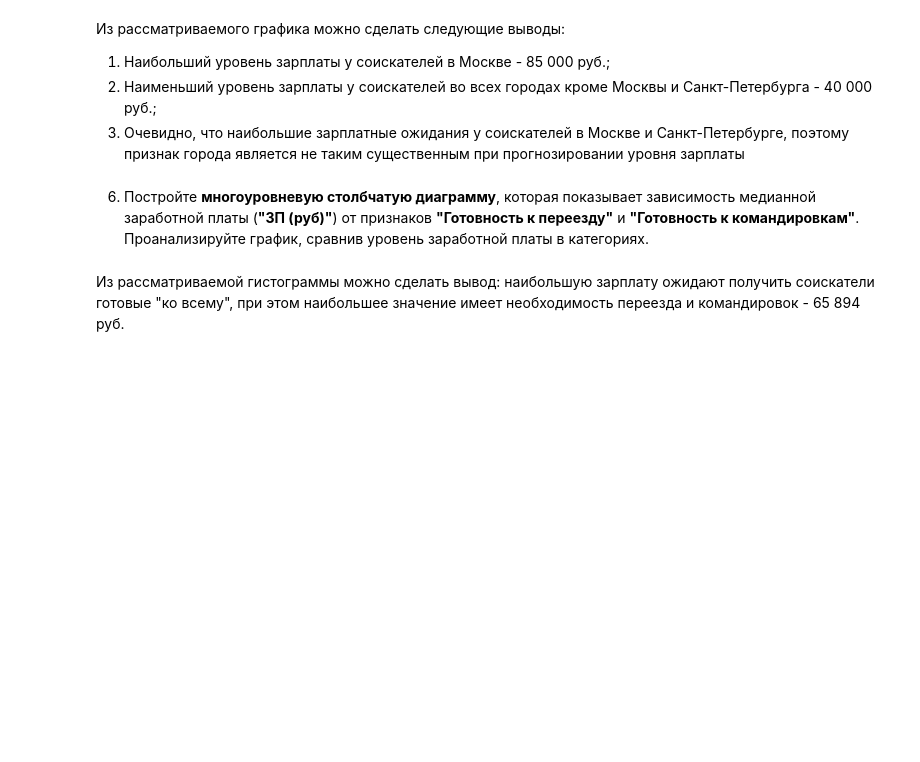
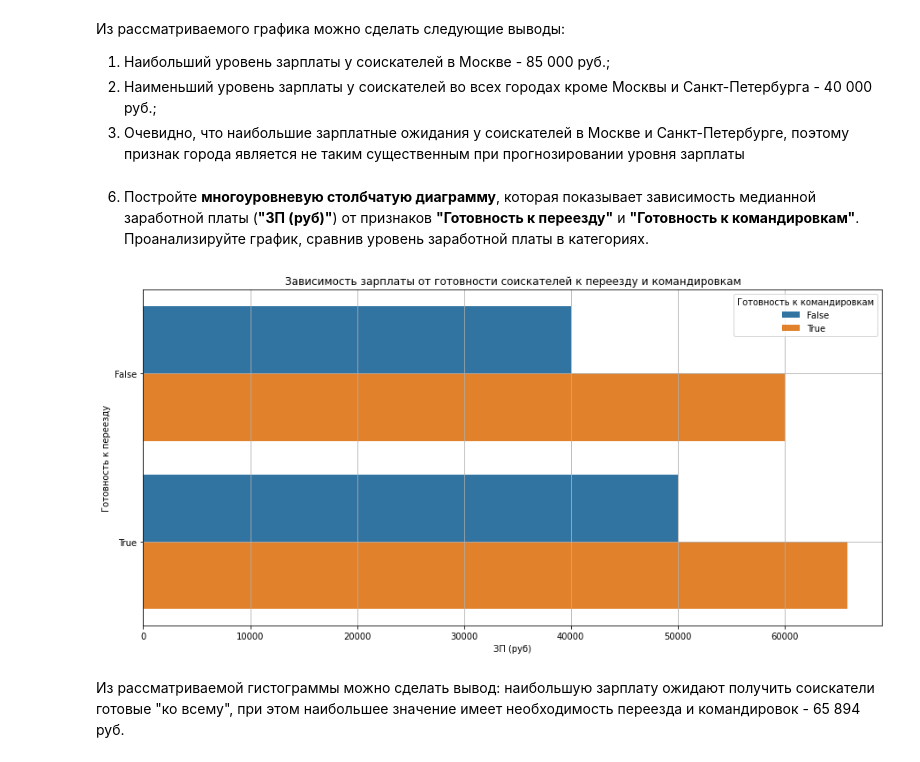
Before and after one commit to ConstantinVP/DS_learning, a Jupyter notebook: Project 1/Project 1.ipynb, the cells around one changed output. Drawn from its saved outputs; the diff is of its cells as text; code cells hidden in the pictures; blank space fills up the shorter version.

```diff
--- a/Project 1/Project 1.ipynb
+++ b/Project 1/Project 1.ipynb
@@ -596,15 +606,20 @@ fig2.show()
 6. Постройте **многоуровневую столбчатую диаграмму**, которая показывает зависимость медианной заработной платы (**"ЗП (руб)"**) от признаков **"Готовность к переезду"** и **"Готовность к командировкам"**. Проанализируйте график, сравнив уровень заработной платы в категориях.
 # %%
 bar_data3 = hh_data.groupby(['Готовность к командировкам', 'Готовность к переезду'], as_index=False)[['ЗП (руб)']].median()
-fig3 = px.bar(
-    data_frame=bar_data3,
+fig3 = plt.figure(figsize=(15, 7))
+boxplot = sns.barplot(
+    data=bar_data3,
     y='Готовность к переезду',
     x='ЗП (руб)',
-    barmode="group",
-    color='Готовность к командировкам',
-    title='Зависимость зарплаты от готовности соискателей к переезду и командировкам'
+    orient='h',
+    hue = 'Готовность к командировкам'
 )
-fig3.show()
+boxplot.set_title('Зависимость зарплаты от готовности соискателей к переезду и командировкам')
+boxplot.set_xlabel('ЗП (руб)')
+boxplot.set_ylabel('Готовность к переезду')
+boxplot.grid()
+# %% [output]
+[figure, added]
 # %% [markdown]
 Из рассматриваемой гистограммы можно сделать вывод: наибольшую зарплату ожидают получить соискатели готовые "ко всему", при этом наибольшее значение имеет необходимость переезда и командировок  - 65 894 руб.
 # %% [markdown]
```
Also changed, not shown: parts of 4 cells of this notebook, 1 other file.
